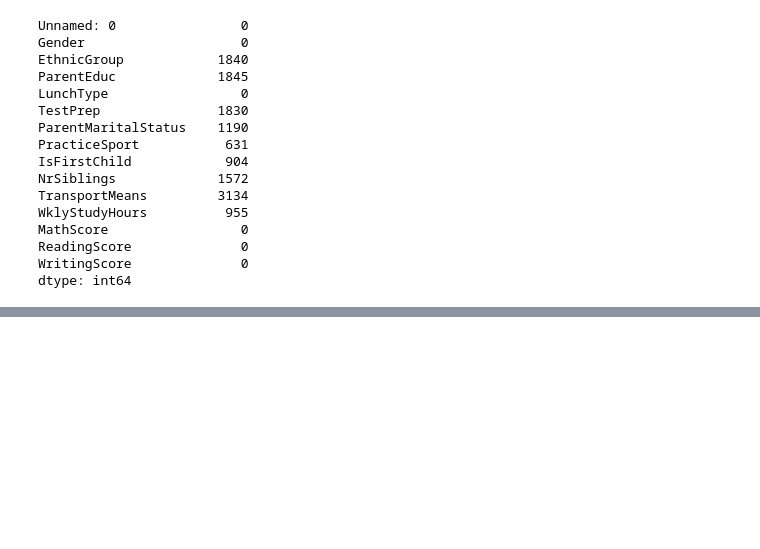
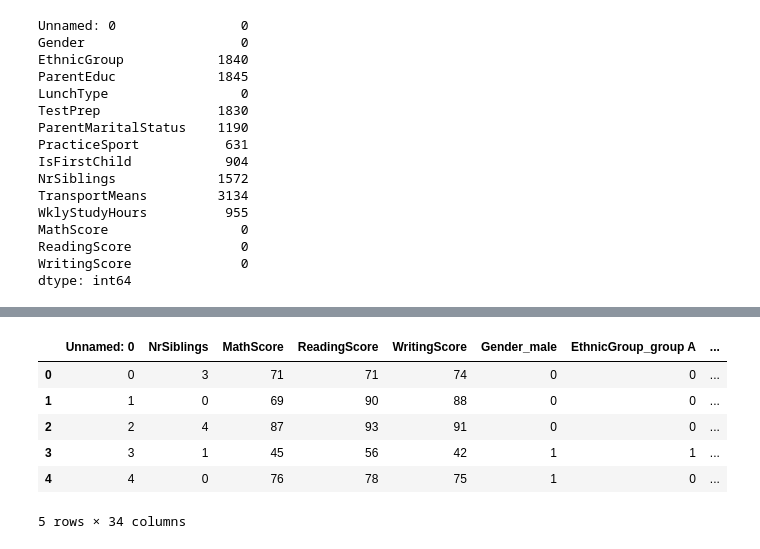
Before and after one commit to Classy-Brian/Predicting-Student-Exam-Scores-, a Jupyter notebook: main.ipynb, the cells around one changed output, grey strips where cells are left out. Saved outputs shown, nothing was run; the diff lists cells and outputs as text; code cells hidden in the pictures; blank space fills up the shorter version.

```diff
--- a/main.ipynb
+++ b/main.ipynb
@@ -129,0 +104,8 @@ For example, when doing 'df[col].method(value, inplace=True)', try using 'df.met
+# %%
+dataframe['NrSiblings'].fillna(dataframe['NrSiblings'].median(), inplace=True)
+
+categorical_cols = dataframe.select_dtypes(include='object').columns
+for col in categorical_cols:
+    dataframe[col].fillna('Unknown', inplace=True)
+
+print(dataframe.isnull().sum())
@@ -148,0 +182,12 @@ dtype: int64
+# %%
+df_encoded = pd.get_dummies(dataframe, drop_first=True ,dtype='uint8')
+df_encoded['NrSiblings'] = df_encoded['NrSiblings'].astype('uint8')
+display(df_encoded.head())
+# %% [output]
+|  | Unnamed: 0 | NrSiblings | MathScore | ReadingScore | WritingScore | Gender_male | EthnicGroup_group A | ... |
+| 0 | 0 | 3 | 71 | 71 | 74 | 0 | 0 | ... |
+| 1 | 1 | 0 | 69 | 90 | 88 | 0 | 0 | ... |
+| 2 | 2 | 4 | 87 | 93 | 91 | 0 | 0 | ... |
+| 3 | 3 | 1 | 45 | 56 | 42 | 1 | 1 | ... |
+| 4 | 4 | 0 | 76 | 78 | 75 | 1 | 0 | ... |
+5 rows × 34 columns
```
Also changed, not shown: parts of 10 cells of this notebook.
